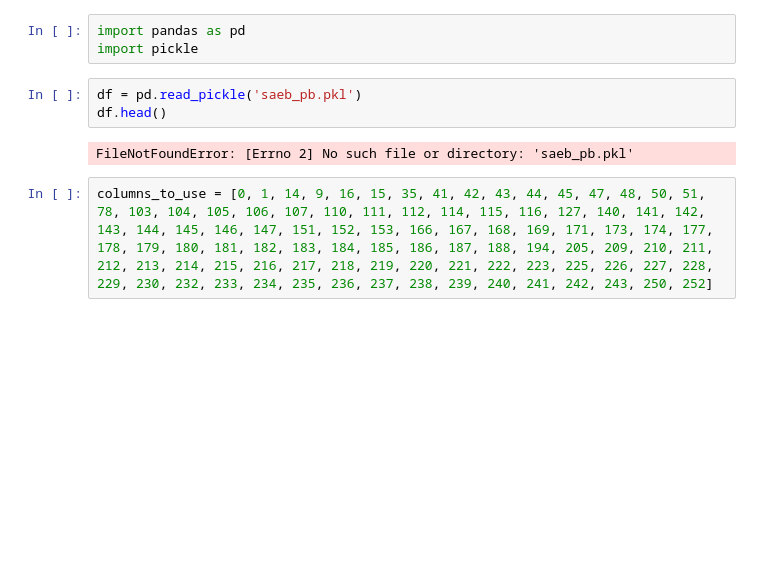
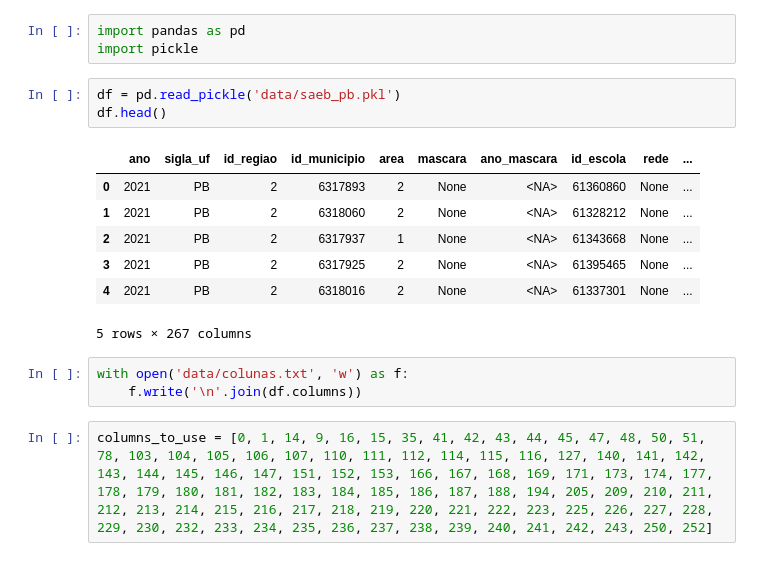
Before and after one commit to JamboTechUFPB/SAEB_Classificador, a Jupyter notebook: screening.ipynb, the cells around one changed output. Saved outputs shown, nothing was run; the diff lists cells and outputs as text; blank space fills up the shorter version.

```diff
--- a/screening.ipynb
+++ b/screening.ipynb
@@ -2,10 +2,19 @@
 import pandas as pd
 import pickle
 # %%
-df = pd.read_pickle('saeb_pb.pkl')
+df = pd.read_pickle('data/saeb_pb.pkl')
 df.head()
 # %% [output]
+|  | ano | sigla_uf | id_regiao | id_municipio | area | mascara | ano_mascara | id_escola | rede | ... |
+| 0 | 2021 | PB | 2 | 6317893 | 2 | None | <NA> | 61360860 | None | ... |
+| 1 | 2021 | PB | 2 | 6318060 | 2 | None | <NA> | 61328212 | None | ... |
+| 2 | 2021 | PB | 2 | 6317937 | 1 | None | <NA> | 61343668 | None | ... |
+| 3 | 2021 | PB | 2 | 6317925 | 2 | None | <NA> | 61395465 | None | ... |
+| 4 | 2021 | PB | 2 | 6318016 | 2 | None | <NA> | 61337301 | None | ... |
-FileNotFoundError: [Errno 2] No such file or directory: 'saeb_pb.pkl'
+5 rows × 267 columns
+# %%
+with open('data/colunas.txt', 'w') as f:
+    f.write('\n'.join(df.columns))
 # %%
 columns_to_use = [0, 1, 14, 9, 16, 15, 35, 41, 42, 43, 44, 45, 47, 48, 50, 51, 78, 103, 104, 105, 106, 107, 110, 111, 112, 114, 115, 116, 127, 140, 141, 142, 143, 144, 145, 146, 147, 151, 152, 153, 166, 167, 168, 169, 171, 173, 174, 177, 178, 179, 180, 181, 182, 183, 184, 185, 186, 187, 188, 194, 205, 209, 210, 211, 212, 213, 214, 215, 216, 217, 218, 219, 220, 221, 222, 223, 225, 226, 227, 228, 229, 230, 232, 233, 234, 235, 236, 237, 238, 239, 240, 241, 242, 243, 250, 252]
 # %%
```
Also changed, not shown: parts of 3 cells of this notebook, 10 other files.
